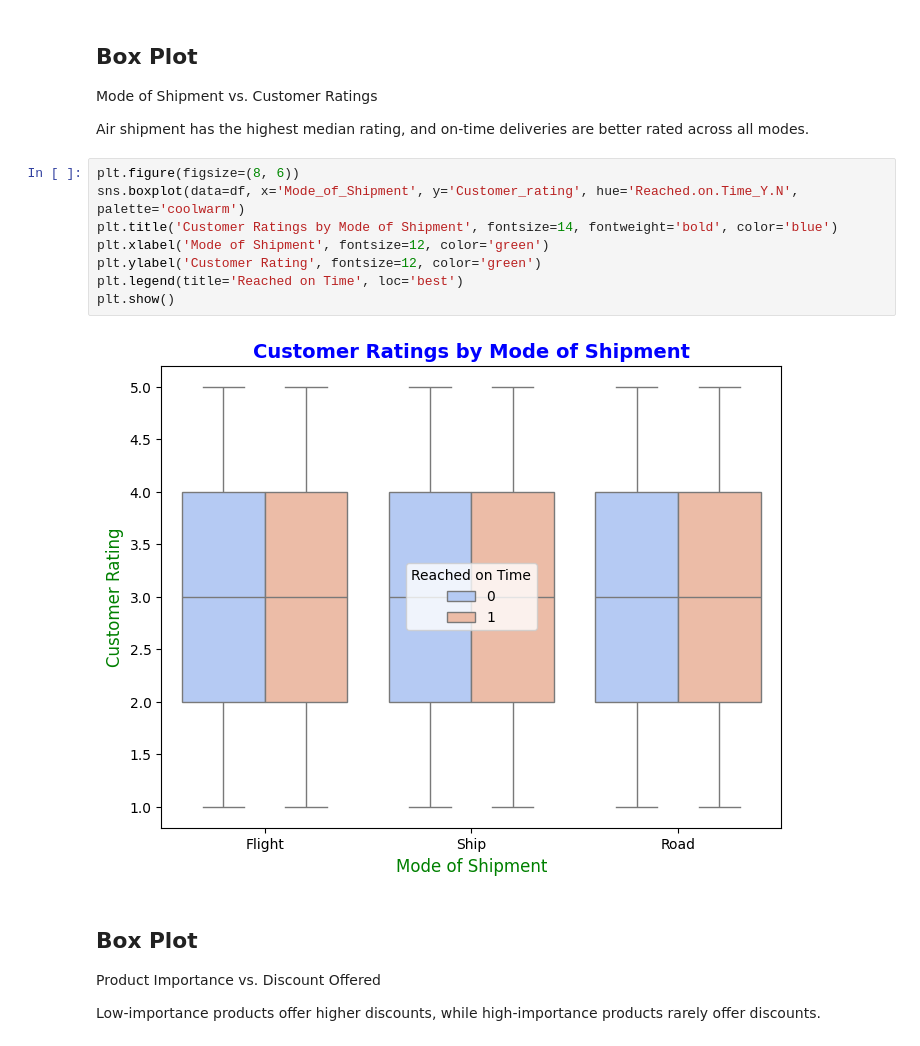
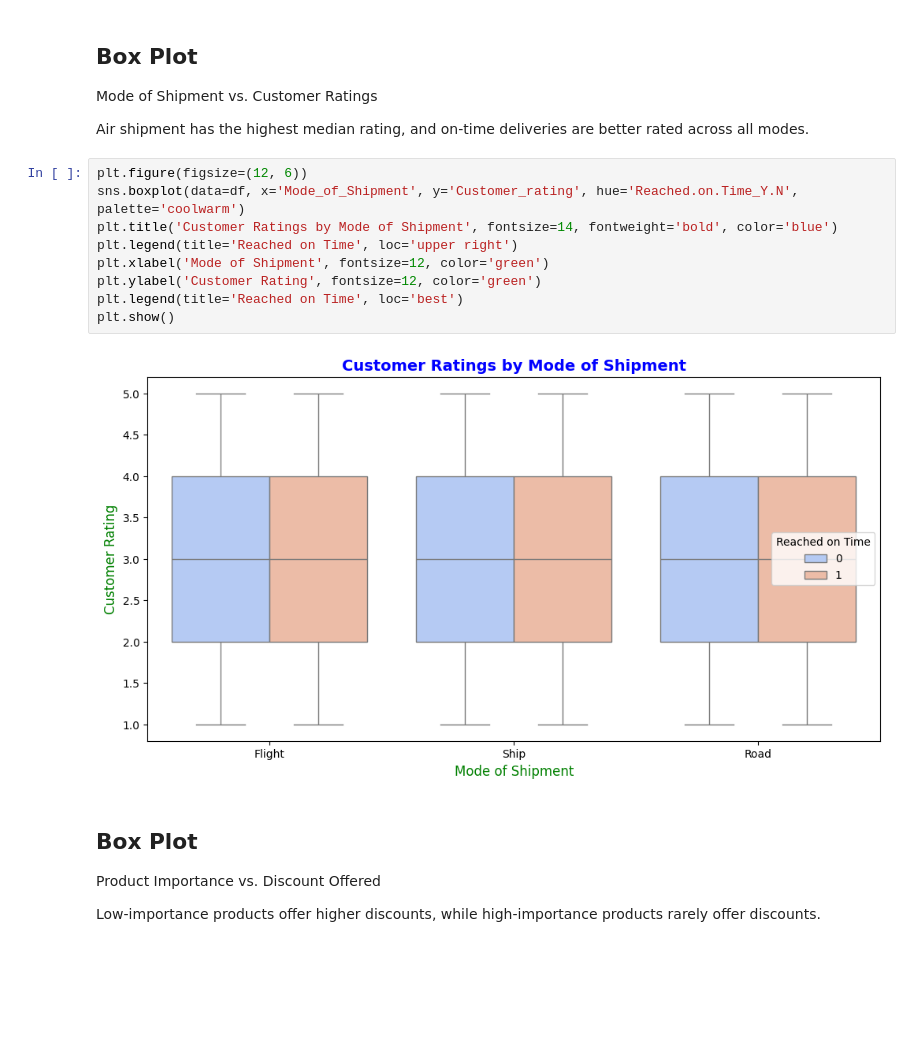
Before and after one commit to Sara2539360/Excel, a Jupyter notebook: Final_ML_Project_E_Comm.ipynb, the cells around one changed output. Cells and saved outputs as stored; diff of their text form; blank space fills up the shorter version.

```diff
--- a/Final_ML_Project_E_Comm.ipynb
+++ b/Final_ML_Project_E_Comm.ipynb
@@ -131,15 +131,16 @@ Mode of Shipment vs. Customer Ratings
 
 Air shipment has the highest median rating, and on-time deliveries are better rated across all modes.
 # %%
-plt.figure(figsize=(8, 6))
+plt.figure(figsize=(12, 6))
 sns.boxplot(data=df, x='Mode_of_Shipment', y='Customer_rating', hue='Reached.on.Time_Y.N', palette='coolwarm')
 plt.title('Customer Ratings by Mode of Shipment', fontsize=14, fontweight='bold', color='blue')
+plt.legend(title='Reached on Time', loc='upper right')
 plt.xlabel('Mode of Shipment', fontsize=12, color='green')
 plt.ylabel('Customer Rating', fontsize=12, color='green')
 plt.legend(title='Reached on Time', loc='best')
 plt.show()
 # %% [output]
-[figure, old version]
+[figure, new version]
 # %% [markdown]
 ## Box Plot
 Product Importance vs. Discount Offered
```
Also changed, not shown: parts of 36 cells of this notebook.
